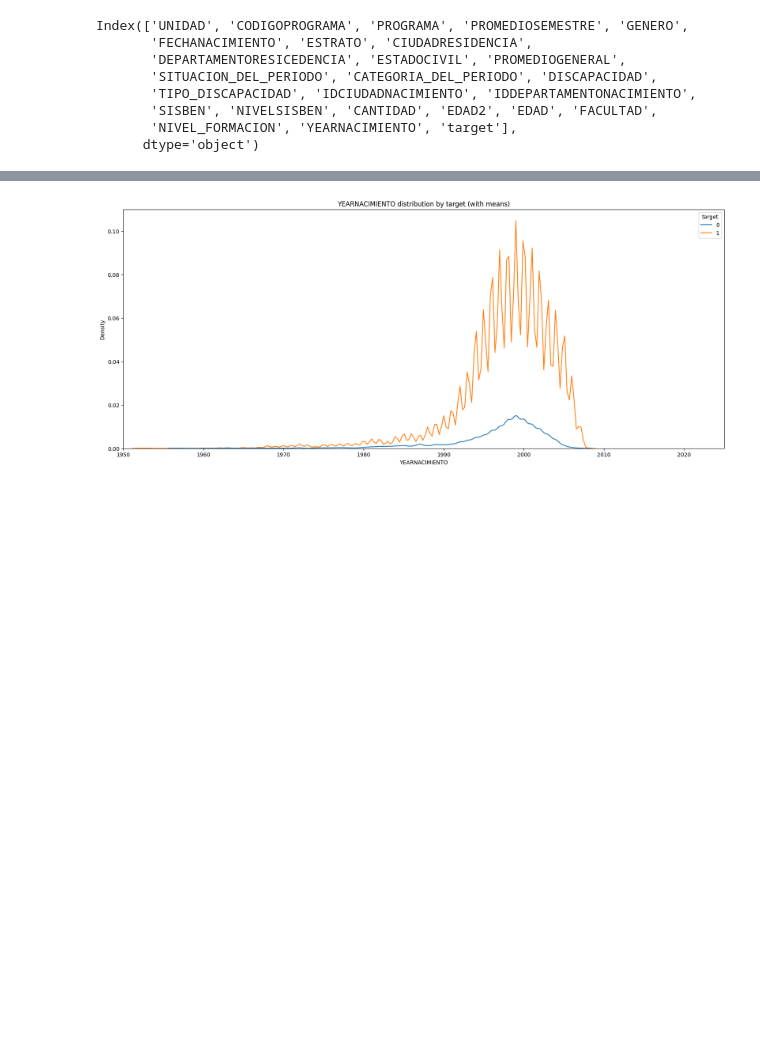
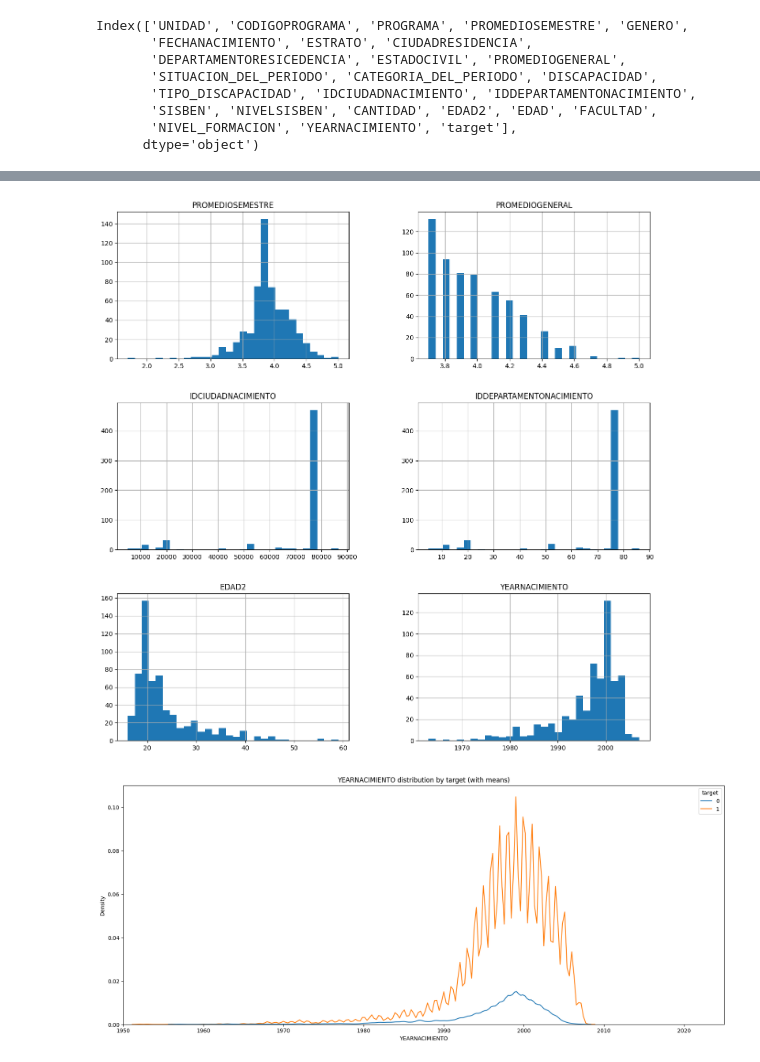
Before and after one commit to amrios80/eda-jobs, a Jupyter notebook: caoba/caoba_eda.ipynb, the cells around one changed output, grey strips where cells are left out. Saved outputs shown, nothing was run; the diff lists cells and outputs as text; code cells hidden in the pictures; blank space fills up the shorter version.

```diff
--- a/caoba/caoba_eda.ipynb
+++ b/caoba/caoba_eda.ipynb
@@ -654,3 +643,7 @@ plot_continous_vars(df_bajos, cont_vars)
+# %%
+plot_continous_vars(df_altos, cont_vars)
+# %% [output]
+[figure, added]
 # %%
 line_graph(df=df_copy[ (df_copy["YEARNACIMIENTO"]>1900) & (df_copy["YEARNACIMIENTO"]<2100) ], field="target", x_var="YEARNACIMIENTO")
 # %% [output]
```
Also changed, not shown: parts of 4 cells of this notebook.
